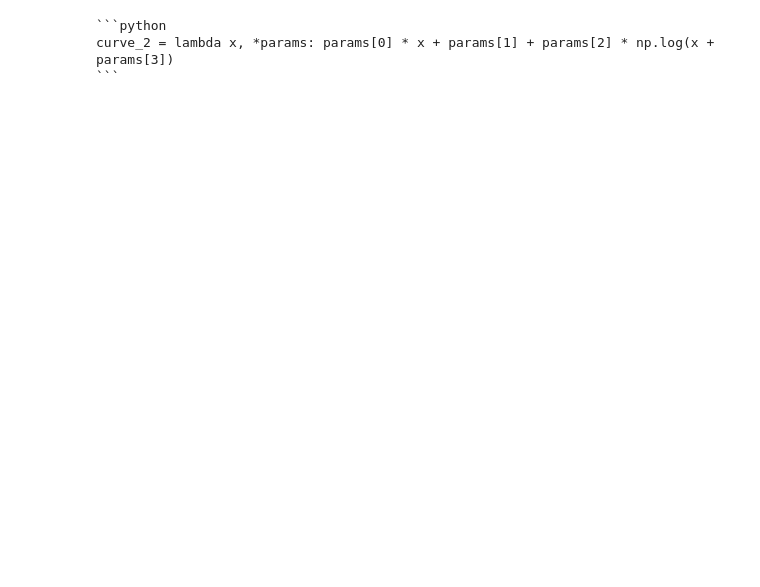
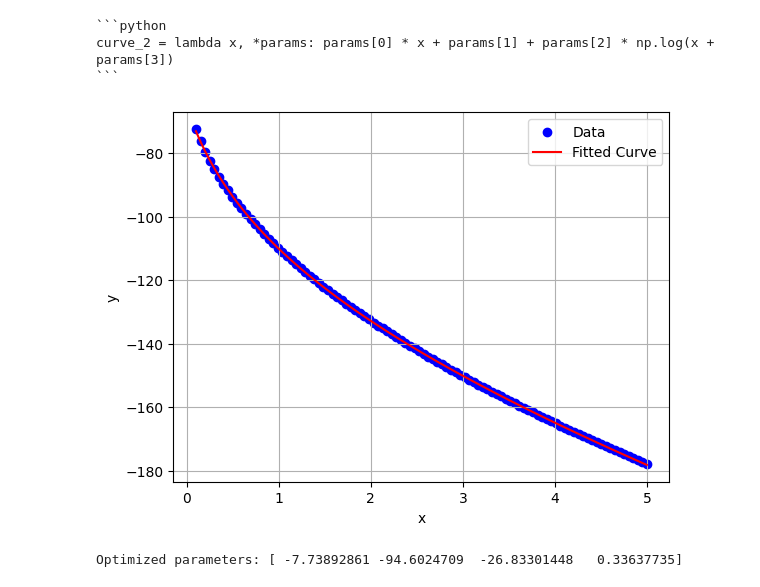
Before and after one commit to harveyThomas4692/llmlex, a Jupyter notebook: Examples/simple_example.ipynb, the cells around one changed output. Cells and saved outputs as stored; diff of their text form; code cells hidden in the pictures; blank space fills up the shorter version.

````diff
--- a/Examples/simple_example.ipynb
+++ b/Examples/simple_example.ipynb
@@ -234,3 +265,34 @@ print(response)
 ```python
 curve_2 = lambda x, *params: params[0] * x + params[1] + params[2] * np.log(x + params[3])
 ```
+# %%
+from scipy.optimize import curve_fit
+
+# Define the curve function
+def curve_2(x, *params):
+    return params[0] * x + params[1] + params[2] * np.log(x + params[3])
+
+# Initial guess for the parameters
+initial_guess = [1, 1, 1, 1]
+
+# Fit the curve to the data
+popt, pcov = curve_fit(curve_2, x2, y2, p0=initial_guess)
+
+# Plot the original data
+plt.scatter(x2, y2, label='Data', color='blue')
+
+# Plot the fitted curve
+plt.plot(x2, curve_2(x2, *popt), label='Fitted Curve', color='red')
+
+# Add labels and legend
+plt.xlabel('x')
+plt.ylabel('y')
+plt.legend()
+plt.grid(True)
+plt.show()
+
+# Print the optimized parameters
+print("Optimized parameters:", popt)
+# %% [output]
+[figure, added]
+Optimized parameters: [ -7.73892861 -94.6024709  -26.83301448   0.33637735]
````
Also changed, not shown: parts of 1 cell of this notebook.
